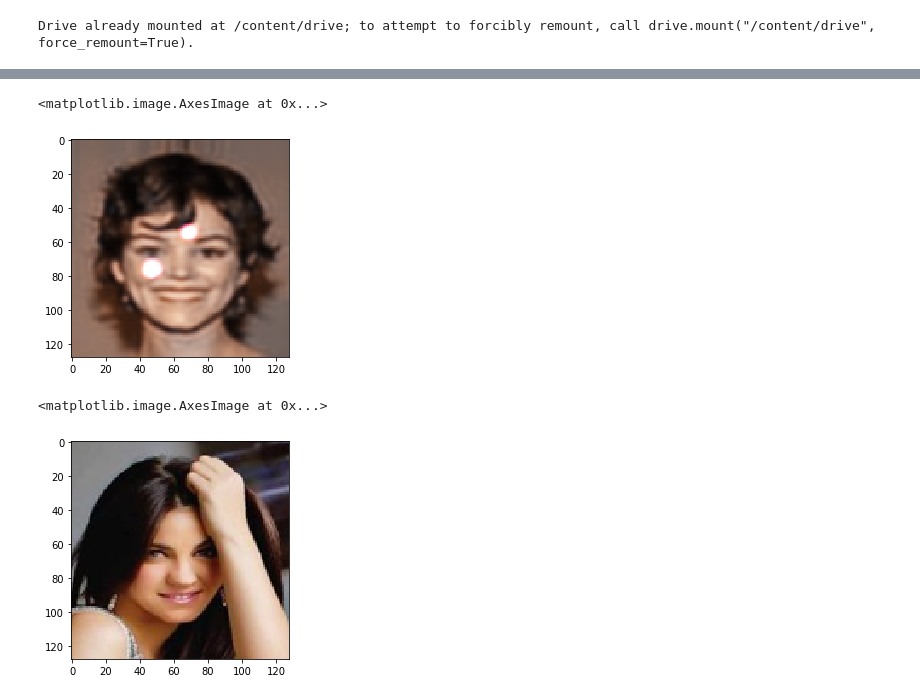
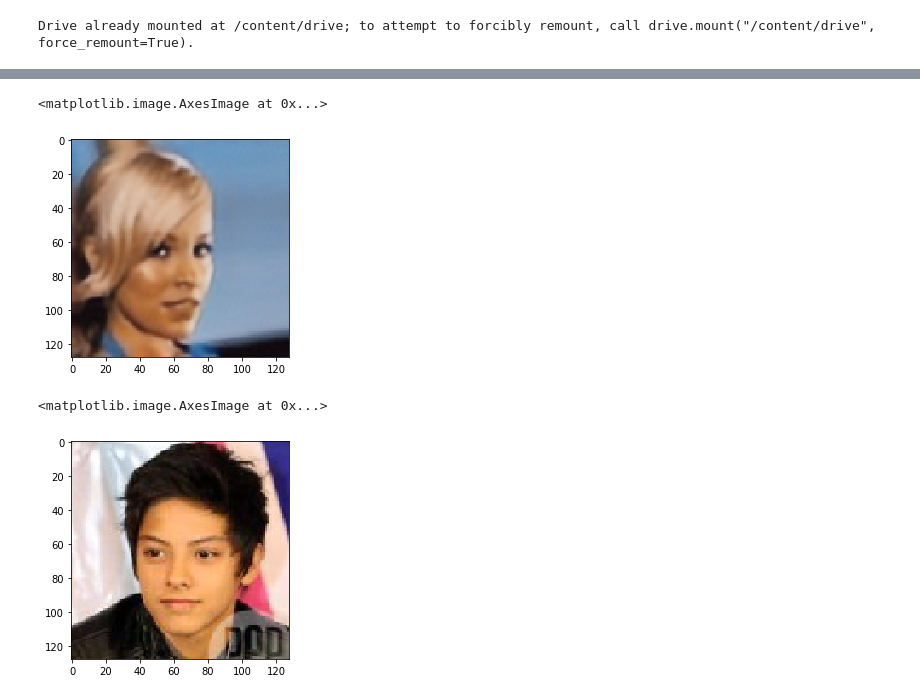
Before and after one commit to safwanp314/cari-net, a Jupyter notebook: munit.ipynb, the cells around one changed output, grey strips where cells are left out. Cells and saved outputs as stored; diff of their text form; code cells hidden in the pictures.

```diff
--- a/munit.ipynb
+++ b/munit.ipynb
@@ -332,3 +420 @@ number of files 25000
 100.00 %
-# %%
-generator.load_weights('munit-generator_30.h5')
@@ -350,4 +430,0 @@ init = 35
-# %%
-for i in range(epochs):
-  generator.fit(x_train, batch_size=1, epochs=3)
-  generator.save_weights('/content/drive/My Drive/Deep Learning/munit-generator_'+ str(i + init) + '.h5')
@@ -361,2 +442,5 @@ Epoch 3/3
+# %%
+noise = tf.random.normal(shape=(100, n_dim_noise,))
+y_predict = generator.predict([x_train[0:100], noise])
 # %%
-y_predict = generator.predict(x_train[0:100])
+style_predicted = style_encoder.predict(x_train[0:100])
@@ -366,10 +466,10 @@ import matplotlib.pyplot as plt
 # %%
-plt.imshow(y_predict[0][9])
+plt.imshow(y_predict[4])
 # %% [output]
 <matplotlib.image.AxesImage at 0x...>
-[figure, old version]
+[figure, new version]
 # %%
-plt.imshow(x_train[6])
+plt.imshow(x_train[3])
 # %% [output]
 <matplotlib.image.AxesImage at 0x...>
-[figure, old version]
+[figure, new version]
```
Also changed, not shown: parts of 45 cells of this notebook.
